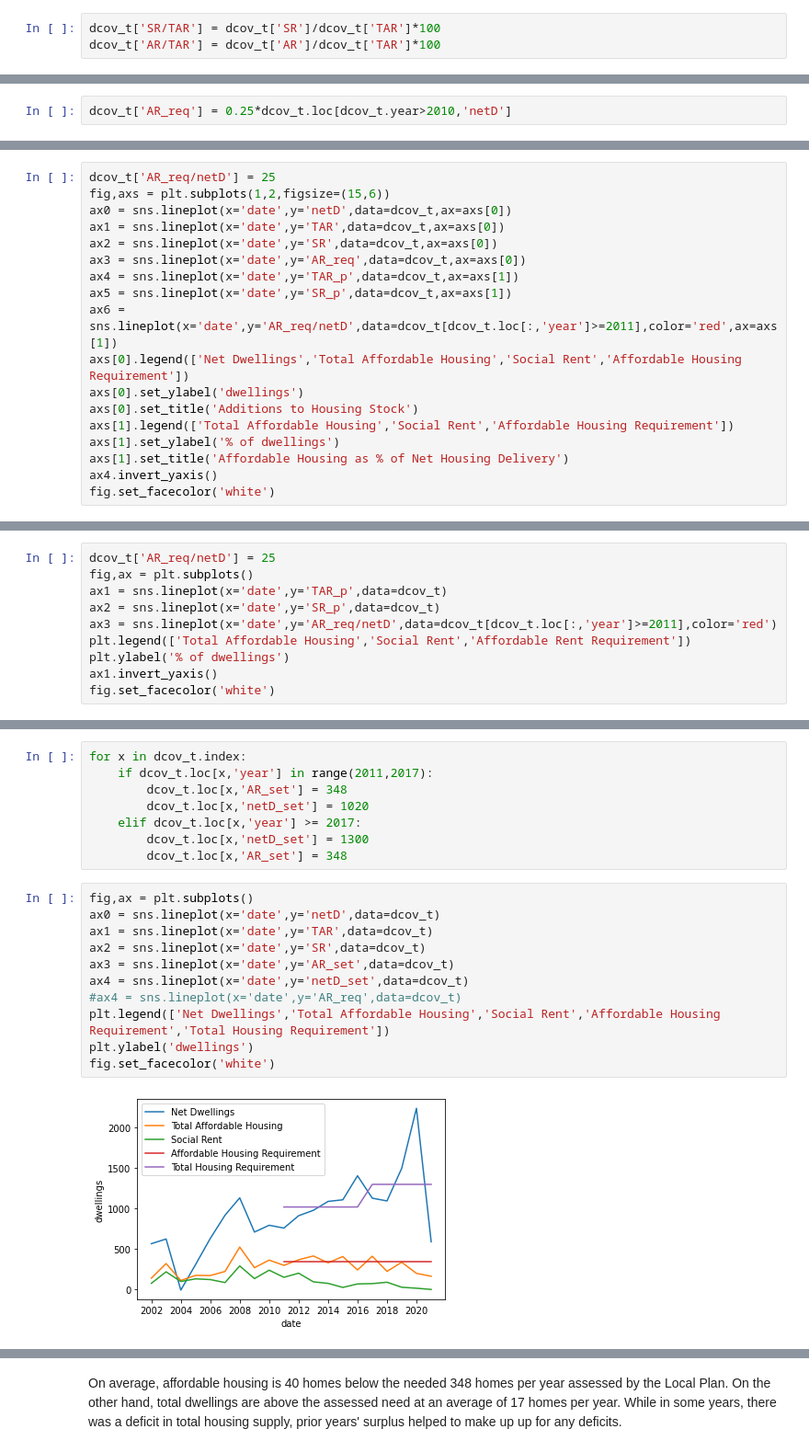
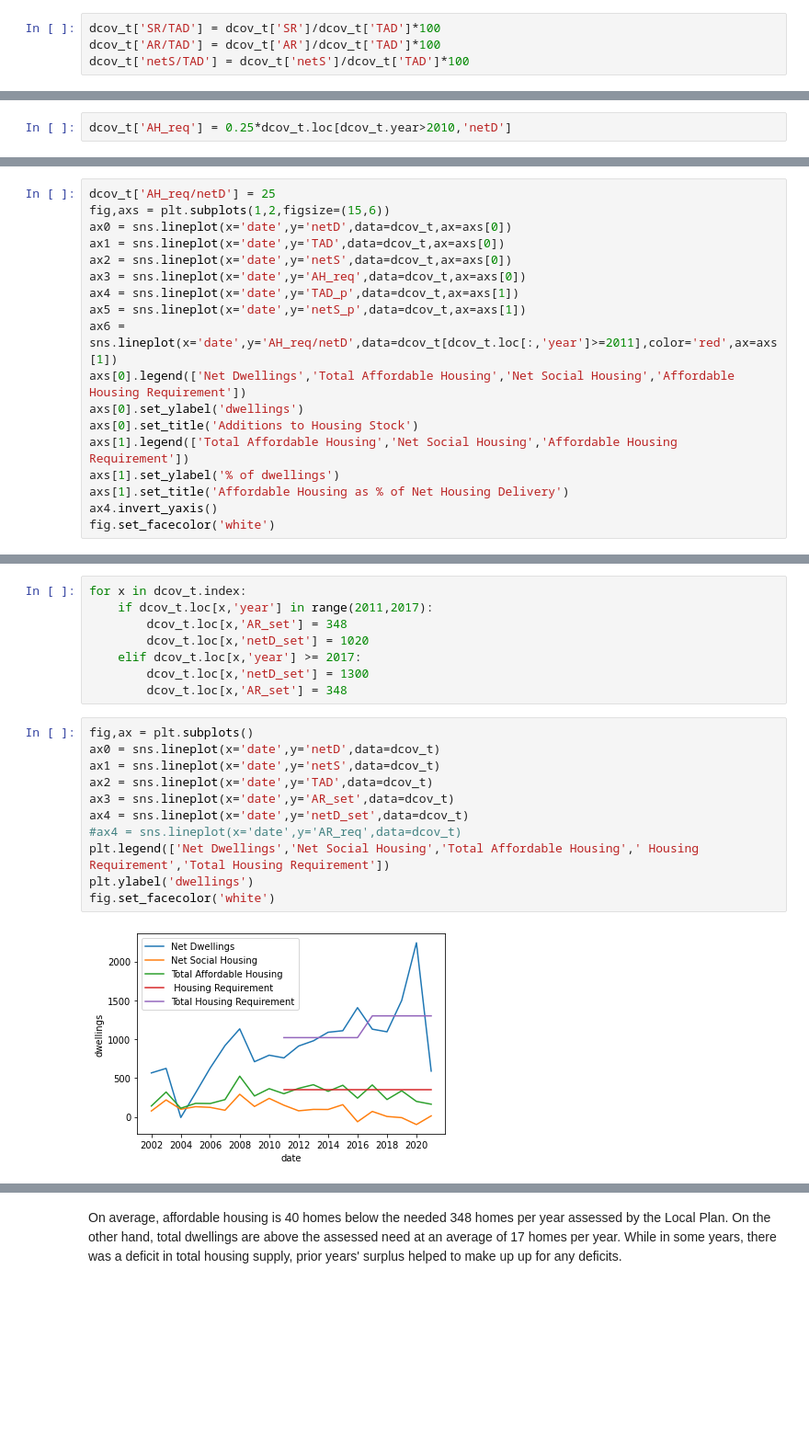
Before and after one commit to potato-bit/RA, a Jupyter notebook: cleaned datasets/analysis_h6.ipynb, the cells around one changed output, grey strips where cells are left out. Shown at 92% size. Cells and saved outputs as stored; diff of their text form; blank space fills up the shorter version.

```diff
--- a/cleaned datasets/analysis_h6.ipynb
+++ b/cleaned datasets/analysis_h6.ipynb
@@ -306,26 +341,27 @@ for x in ['TAR_p','SR_p','AR_p']:
 # %%
-dcov_t['SR/TAR'] = dcov_t['SR']/dcov_t['TAR']*100
-dcov_t['AR/TAR'] = dcov_t['AR']/dcov_t['TAR']*100
+dcov_t['SR/TAD'] = dcov_t['SR']/dcov_t['TAD']*100
+dcov_t['AR/TAD'] = dcov_t['AR']/dcov_t['TAD']*100
+dcov_t['netS/TAD'] = dcov_t['netS']/dcov_t['TAD']*100
 # %% [markdown]
 Visualising delivery of housing in Coventry
 # %%
-dcov_t['AR_req'] = 0.25*dcov_t.loc[dcov_t.year>2010,'netD']
+dcov_t['AH_req'] = 0.25*dcov_t.loc[dcov_t.year>2010,'netD']
 # %% [markdown]
 Assuming that affordable housing should be 25% of net dwellings (in reality would only be 25% of _large_ developments). This is represented by the red line in the graph below.
 # %%
-dcov_t['AR_req/netD'] = 25
+dcov_t['AH_req/netD'] = 25
 fig,axs = plt.subplots(1,2,figsize=(15,6))
 ax0 = sns.lineplot(x='date',y='netD',data=dcov_t,ax=axs[0])
-ax1 = sns.lineplot(x='date',y='TAR',data=dcov_t,ax=axs[0])
-ax2 = sns.lineplot(x='date',y='SR',data=dcov_t,ax=axs[0])
-ax3 = sns.lineplot(x='date',y='AR_req',data=dcov_t,ax=axs[0])
-ax4 = sns.lineplot(x='date',y='TAR_p',data=dcov_t,ax=axs[1])
-ax5 = sns.lineplot(x='date',y='SR_p',data=dcov_t,ax=axs[1])
-ax6 = sns.lineplot(x='date',y='AR_req/netD',data=dcov_t[dcov_t.loc[:,'year']>=2011],color='red',ax=axs[1])
-axs[0].legend(['Net Dwellings','Total Affordable Housing','Social Rent','Affordable Housing Requirement'])
+ax1 = sns.lineplot(x='date',y='TAD',data=dcov_t,ax=axs[0])
+ax2 = sns.lineplot(x='date',y='netS',data=dcov_t,ax=axs[0])
+ax3 = sns.lineplot(x='date',y='AH_req',data=dcov_t,ax=axs[0])
+ax4 = sns.lineplot(x='date',y='TAD_p',data=dcov_t,ax=axs[1])
+ax5 = sns.lineplot(x='date',y='netS_p',data=dcov_t,ax=axs[1])
+ax6 = sns.lineplot(x='date',y='AH_req/netD',data=dcov_t[dcov_t.loc[:,'year']>=2011],color='red',ax=axs[1])
+axs[0].legend(['Net Dwellings','Total Affordable Housing','Net Social Housing','Affordable Housing Requirement'])
 axs[0].set_ylabel('dwellings')
 axs[0].set_title('Additions to Housing Stock')
-axs[1].legend(['Total Affordable Housing','Social Rent','Affordable Housing Requirement'])
+axs[1].legend(['Total Affordable Housing','Net Social Housing','Affordable Housing Requirement'])
 axs[1].set_ylabel('% of dwellings')
 axs[1].set_title('Affordable Housing as % of Net Housing Delivery')
 ax4.invert_yaxis()
@@ -361,10 +387,0 @@ What about the delivery of affordable housing compared to the 25% requirement?
-# %%
-dcov_t['AR_req/netD'] = 25
-fig,ax = plt.subplots()
-ax1 = sns.lineplot(x='date',y='TAR_p',data=dcov_t)
-ax2 = sns.lineplot(x='date',y='SR_p',data=dcov_t)
-ax3 = sns.lineplot(x='date',y='AR_req/netD',data=dcov_t[dcov_t.loc[:,'year']>=2011],color='red')
-plt.legend(['Total Affordable Housing','Social Rent','Affordable Rent Requirement'])
-plt.ylabel('% of dwellings')
-ax1.invert_yaxis()
-fig.set_facecolor('white')
@@ -385,14 +400,14 @@ for x in dcov_t.index:
 # %%
 fig,ax = plt.subplots()
 ax0 = sns.lineplot(x='date',y='netD',data=dcov_t)
-ax1 = sns.lineplot(x='date',y='TAR',data=dcov_t)
-ax2 = sns.lineplot(x='date',y='SR',data=dcov_t)
+ax1 = sns.lineplot(x='date',y='netS',data=dcov_t)
+ax2 = sns.lineplot(x='date',y='TAD',data=dcov_t)
 ax3 = sns.lineplot(x='date',y='AR_set',data=dcov_t)
 ax4 = sns.lineplot(x='date',y='netD_set',data=dcov_t)
 #ax4 = sns.lineplot(x='date',y='AR_req',data=dcov_t)
-plt.legend(['Net Dwellings','Total Affordable Housing','Social Rent','Affordable Housing Requirement','Total Housing Requirement'])
+plt.legend(['Net Dwellings','Net Social Housing','Total Affordable Housing',' Housing Requirement','Total Housing Requirement'])
 plt.ylabel('dwellings')
 fig.set_facecolor('white')
 # %% [output]
-[figure, old version]
+[figure, new version]
 # %% [markdown]
```
Also changed, not shown: parts of 46 cells of this notebook, 4 other files.
